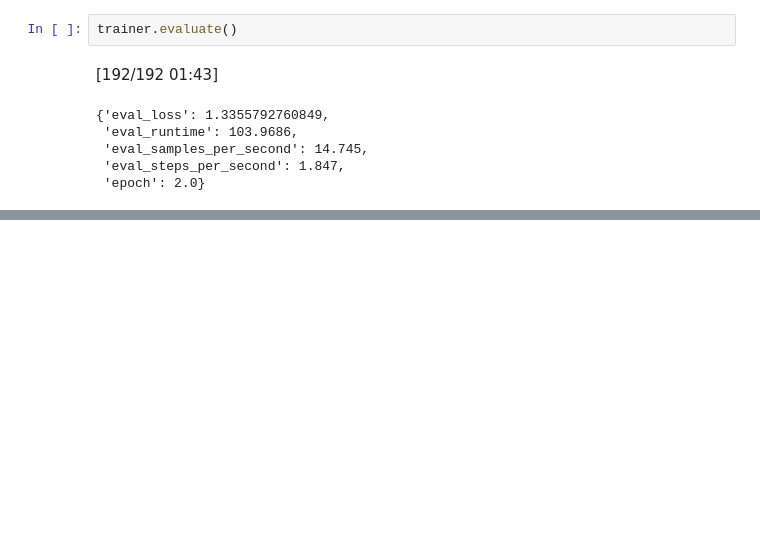
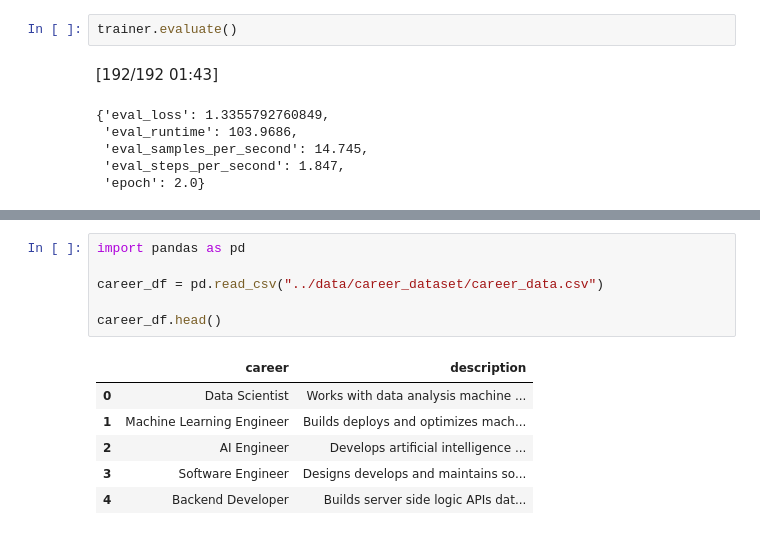
Before and after one commit to khushipanwar16/Multimodal-Personality-Career-Intelligence-System, a Jupyter notebook: notebooks/data_check.ipynb, the cells around one changed output, grey strips where cells are left out. Cells and saved outputs as stored; diff of their text form; blank space fills up the shorter version.

```diff
--- a/notebooks/data_check.ipynb
+++ b/notebooks/data_check.ipynb
@@ -285,0 +332,13 @@ trainer.evaluate()
+# %%
+import pandas as pd
+
+career_df = pd.read_csv("../data/career_dataset/career_data.csv")
+
+career_df.head()
+# %% [output]
+|  | career | description |
+| 0 | Data Scientist | Works with data analysis machine ... |
+| 1 | Machine Learning Engineer | Builds deploys and optimizes mach... |
+| 2 | AI Engineer | Develops artificial intelligence ... |
+| 3 | Software Engineer | Designs develops and maintains so... |
+| 4 | Backend Developer | Builds server side logic APIs dat... |
```
Also changed, not shown: parts of 19 cells of this notebook, 1 other file.
